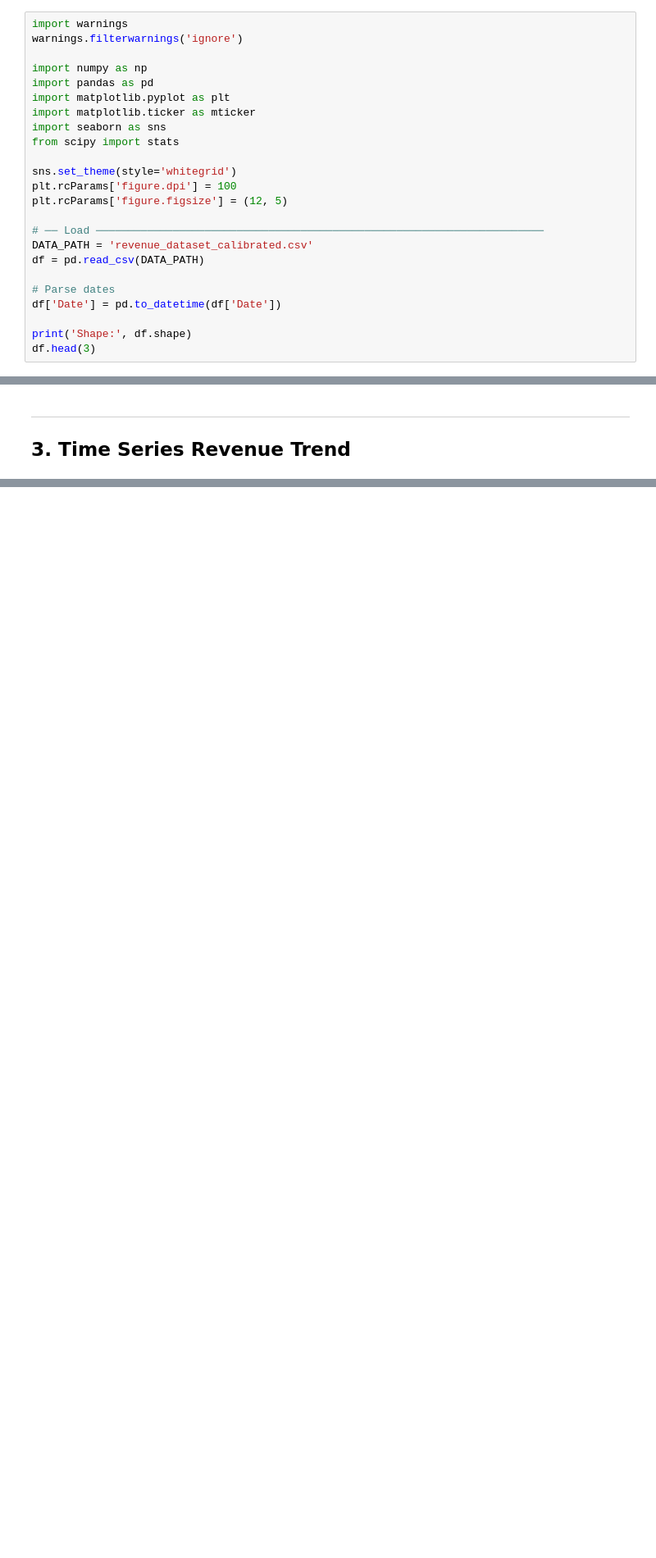
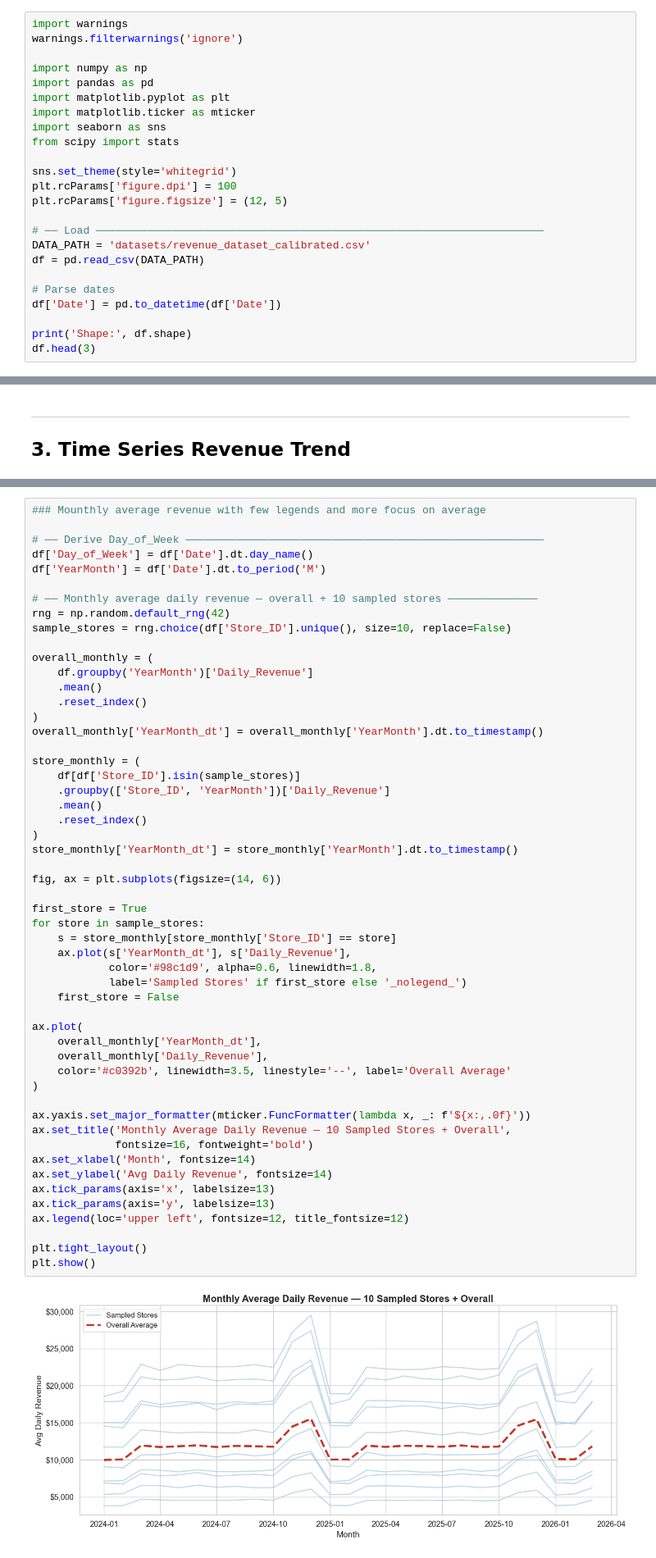
Before and after one commit to linokon4120/Weis_Project, a Jupyter notebook: Weis_Revenue_EDA.ipynb, the cells around one changed output, grey strips where cells are left out. Shown at 82% size. Drawn from its saved outputs; the diff is of its cells as text; blank space fills up the shorter version.

```diff
--- a/Weis_Revenue_EDA.ipynb
+++ b/Weis_Revenue_EDA.ipynb
@@ -46,7 +46,7 @@ plt.rcParams['figure.dpi'] = 100
 plt.rcParams['figure.figsize'] = (12, 5)
 
 # ── Load ──────────────────────────────────────────────────────────────────────
-DATA_PATH = 'revenue_dataset_calibrated.csv'
+DATA_PATH = 'datasets/revenue_dataset_calibrated.csv'
 df = pd.read_csv(DATA_PATH)
 
 # Parse dates
@@ -194,6 +194,61 @@ plt.show()
 [figure]
 # %% [markdown]
 > **Observation:** Monthly average daily revenue hovers close to the $11,906 mean with no pronounced trend across the 27-month window (January 2024 – March 2026), suggesting stable operations rather than rapid organic growth. Individual store traces fan out considerably — large-format stores consistently sit above $18,000/day while smaller stores remain near $4,000–$6,000 — reflecting persistent structural differences in store footprint. The day-of-week chart shows a clear and consistent weekend spike, with Saturday and Sunday revenues running approximately 26% above weekday averages.
+# %%
+### Mounthly average revenue with few legends and more focus on average
+
+# ── Derive Day_of_Week ────────────────────────────────────────────────────────
+df['Day_of_Week'] = df['Date'].dt.day_name()
+df['YearMonth'] = df['Date'].dt.to_period('M')
+
+# ── Monthly average daily revenue — overall + 10 sampled stores ──────────────
+rng = np.random.default_rng(42)
+sample_stores = rng.choice(df['Store_ID'].unique(), size=10, replace=False)
+
+overall_monthly = (
+    df.groupby('YearMonth')['Daily_Revenue']
+    .mean()
+    .reset_index()
+)
+overall_monthly['YearMonth_dt'] = overall_monthly['YearMonth'].dt.to_timestamp()
+
+store_monthly = (
+    df[df['Store_ID'].isin(sample_stores)]
+    .groupby(['Store_ID', 'YearMonth'])['Daily_Revenue']
+    .mean()
+    .reset_index()
+)
+store_monthly['YearMonth_dt'] = store_monthly['YearMonth'].dt.to_timestamp()
+
+fig, ax = plt.subplots(figsize=(14, 6))
+
+first_store = True
+for store in sample_stores:
+    s = store_monthly[store_monthly['Store_ID'] == store]
+    ax.plot(s['YearMonth_dt'], s['Daily_Revenue'],
+            color='#98c1d9', alpha=0.6, linewidth=1.8,
+            label='Sampled Stores' if first_store else '_nolegend_')
+    first_store = False
+
+ax.plot(
+    overall_monthly['YearMonth_dt'],
+    overall_monthly['Daily_Revenue'],
+    color='#c0392b', linewidth=3.5, linestyle='--', label='Overall Average'
+)
+
+ax.yaxis.set_major_formatter(mticker.FuncFormatter(lambda x, _: f'${x:,.0f}'))
+ax.set_title('Monthly Average Daily Revenue — 10 Sampled Stores + Overall',
+             fontsize=16, fontweight='bold')
+ax.set_xlabel('Month', fontsize=14)
+ax.set_ylabel('Avg Daily Revenue', fontsize=14)
+ax.tick_params(axis='x', labelsize=13)
+ax.tick_params(axis='y', labelsize=13)
+ax.legend(loc='upper left', fontsize=12, title_fontsize=12)
+
+plt.tight_layout()
+plt.show()
+# %% [output]
+[figure, added]
 # %% [markdown]
 ---
 ## 4. Revenue Distribution
```
Also changed, not shown: parts of 2 cells of this notebook.
